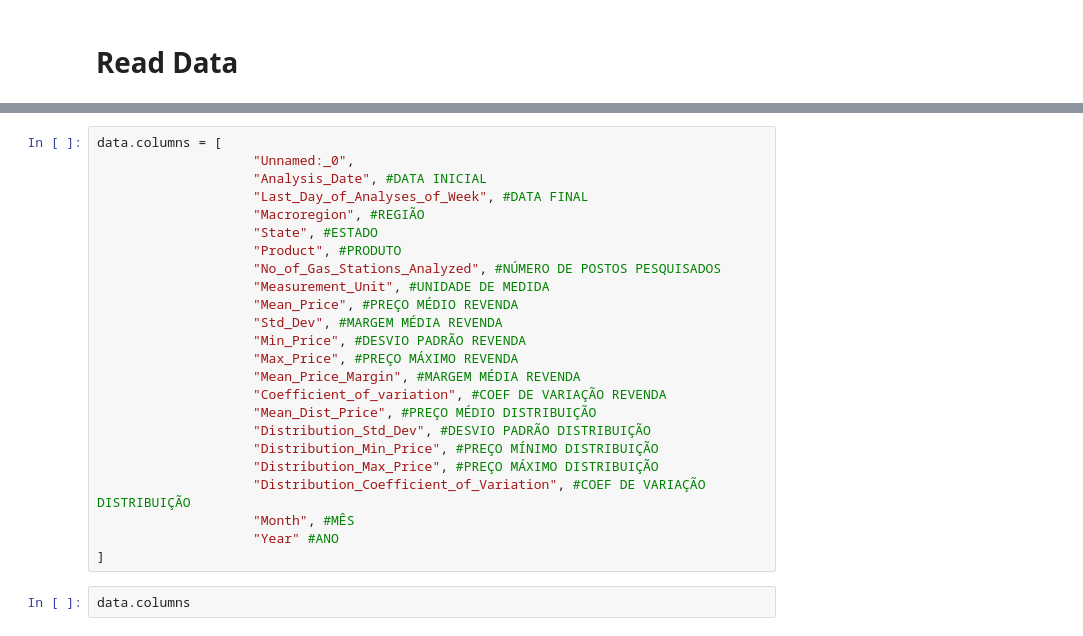
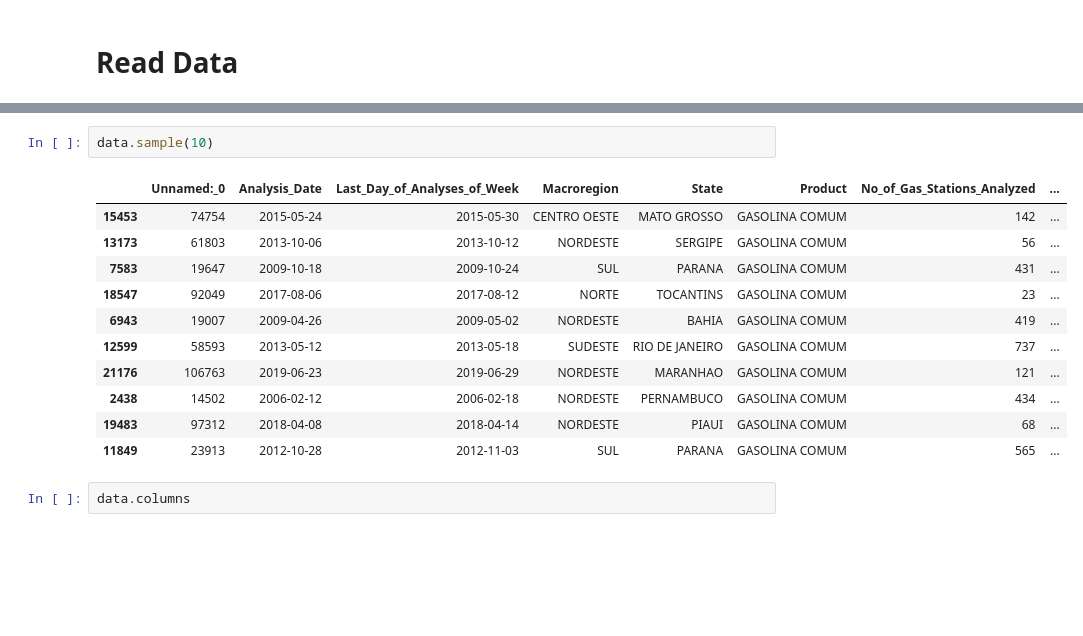
Before and after one commit to FabioCaffarello/Gas-Prices-in-Brazil, a Jupyter notebook: 02-NoteBooks/02-TargetAnalysis.ipynb, the cells around one changed output, grey strips where cells are left out. Cells and saved outputs as stored; diff of their text form; blank space fills up the shorter version.

```diff
--- a/02-NoteBooks/02-TargetAnalysis.ipynb
+++ b/02-NoteBooks/02-TargetAnalysis.ipynb
@@ -38,27 +15,17 @@ Index(['Unnamed: 0', 'DATA INICIAL', 'DATA FINAL', 'REGIÃO', 'ESTADO',
-# %%
-data.columns = [
-                    "Unnamed:_0",
-                    "Analysis_Date", #DATA INICIAL
-                    "Last_Day_of_Analyses_of_Week", #DATA FINAL
-                    "Macroregion", #REGIÃO
-                    "State", #ESTADO
-                    "Product", #PRODUTO
-                    "No_of_Gas_Stations_Analyzed", #NÚMERO DE POSTOS PESQUISADOS
-                    "Measurement_Unit", #UNIDADE DE MEDIDA
-                    "Mean_Price", #PREÇO MÉDIO REVENDA
-                    "Std_Dev", #MARGEM MÉDIA REVENDA
-                    "Min_Price", #DESVIO PADRÃO REVENDA
-                    "Max_Price", #PREÇO MÁXIMO REVENDA
-                    "Mean_Price_Margin", #MARGEM MÉDIA REVENDA
-                    "Coefficient_of_variation", #COEF DE VARIAÇÃO REVENDA
-                    "Mean_Dist_Price", #PREÇO MÉDIO DISTRIBUIÇÃO
-                    "Distribution_Std_Dev", #DESVIO PADRÃO DISTRIBUIÇÃO
-                    "Distribution_Min_Price", #PREÇO MÍNIMO DISTRIBUIÇÃO
-                    "Distribution_Max_Price", #PREÇO MÁXIMO DISTRIBUIÇÃO
-                    "Distribution_Coefficient_of_Variation", #COEF DE VARIAÇÃO DISTRIBUIÇÃO
-                    "Month", #MÊS
-                    "Year" #ANO
-]
+# %%
+data.sample(10)
+# %% [output]
+|  | Unnamed:_0 | Analysis_Date | Last_Day_of_Analyses_of_Week | Macroregion | State | Product | No_of_Gas_Stations_Analyzed | ... |
+| 15453 | 74754 | 2015-05-24 | 2015-05-30 | CENTRO OESTE | MATO GROSSO | GASOLINA COMUM | 142 | ... |
+| 13173 | 61803 | 2013-10-06 | 2013-10-12 | NORDESTE | SERGIPE | GASOLINA COMUM | 56 | ... |
+| 7583 | 19647 | 2009-10-18 | 2009-10-24 | SUL | PARANA | GASOLINA COMUM | 431 | ... |
+| 18547 | 92049 | 2017-08-06 | 2017-08-12 | NORTE | TOCANTINS | GASOLINA COMUM | 23 | ... |
+| 6943 | 19007 | 2009-04-26 | 2009-05-02 | NORDESTE | BAHIA | GASOLINA COMUM | 419 | ... |
+| 12599 | 58593 | 2013-05-12 | 2013-05-18 | SUDESTE | RIO DE JANEIRO | GASOLINA COMUM | 737 | ... |
+| 21176 | 106763 | 2019-06-23 | 2019-06-29 | NORDESTE | MARANHAO | GASOLINA COMUM | 121 | ... |
+| 2438 | 14502 | 2006-02-12 | 2006-02-18 | NORDESTE | PERNAMBUCO | GASOLINA COMUM | 434 | ... |
+| 19483 | 97312 | 2018-04-08 | 2018-04-14 | NORDESTE | PIAUI | GASOLINA COMUM | 68 | ... |
+| 11849 | 23913 | 2012-10-28 | 2012-11-03 | SUL | PARANA | GASOLINA COMUM | 565 | ... |
 # %%
 data.columns
 # %% [output]
```
Also changed, not shown: parts of 8 cells of this notebook, 1 other file.
